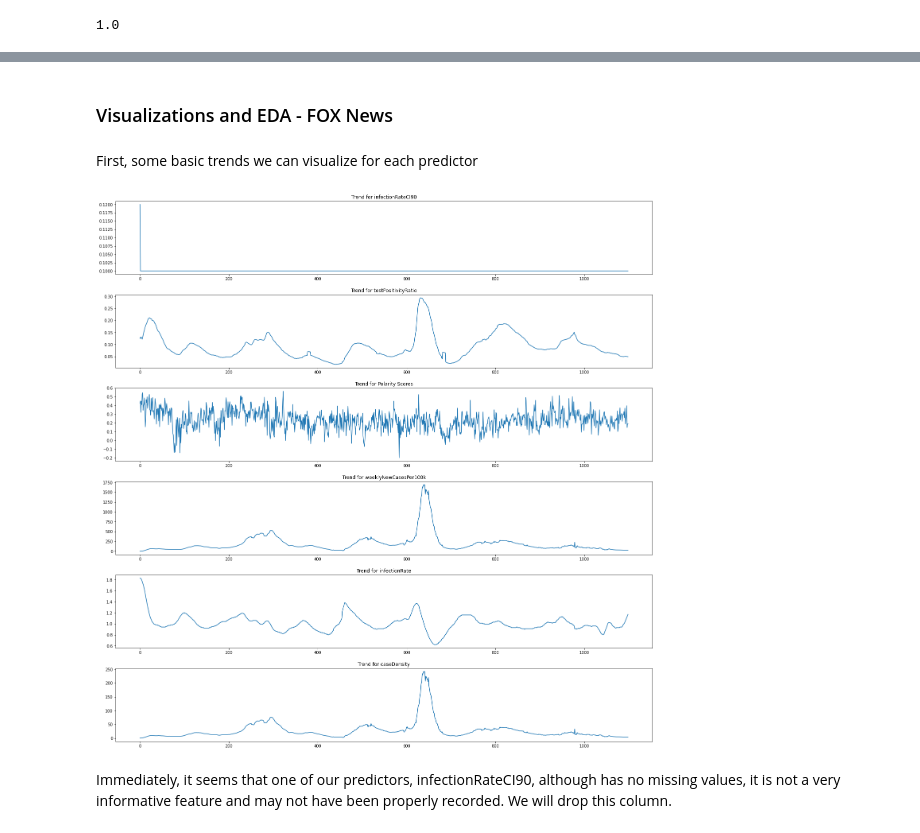
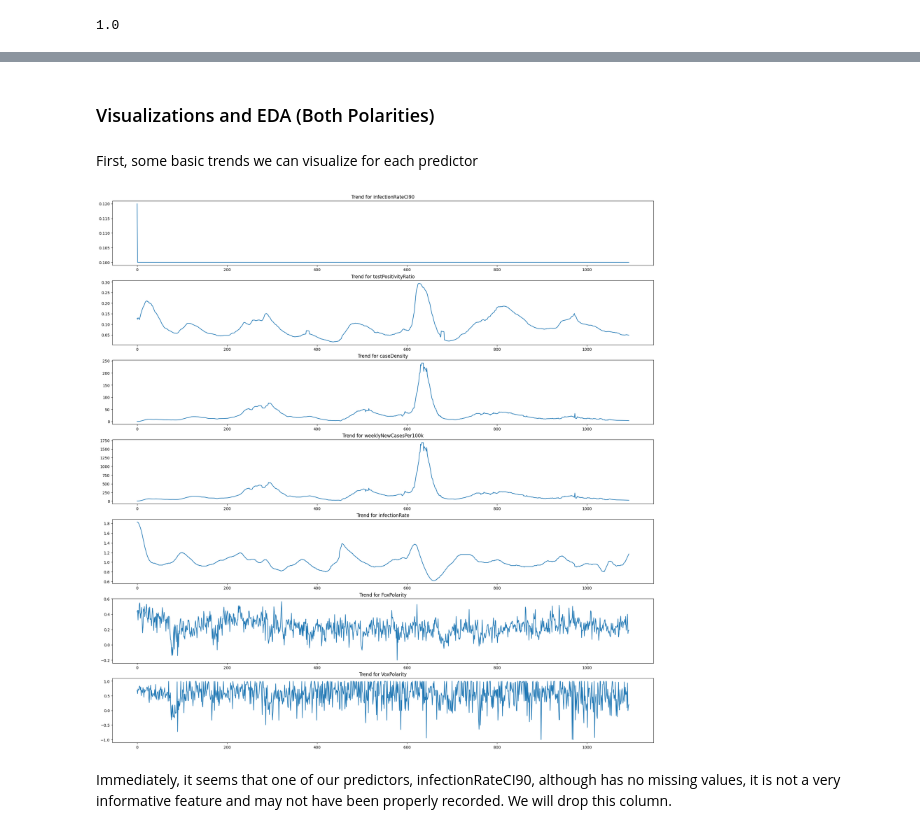
Before and after one commit to TekinGunasar/naan, a Jupyter notebook: johns section with regression.ipynb, the cells around one changed output, grey strips where cells are left out. Cells and saved outputs as stored; diff of their text form; code cells hidden in the pictures.

```diff
--- a/johns section with regression.ipynb
+++ b/johns section with regression.ipynb
@@ -693,10 +671,7 @@ len(available_polarity_scores),len(covid_vox_df['date'].values)
 (1101, 1101)
 # %%
 # Add the polarity scores to the covid data table
-covid_vox_df['Polarity Scores'] = available_polarity_scores
-
-# Create a new column which is the "Date Since Start" which is the number of days since the first date in the data set
-covid_vox_df['fromStart'] = (covid_vox_df['date'] - covid_vox_df['date'].min()).dt.days
+covid_vox_df['Polarity Scores'] = vox_polarity
 # %%
 covid_vox_df
 # %% [output]
@@ -734,18 +771,4 @@ proportion_matching/len(covid_vox_df.index)
 # %% [markdown]
-### Visualizations and EDA - FOX News
+### Visualizations and EDA (Both Polarities)
 # %% [markdown]
 First, some basic trends we can visualize for each predictor
-# %%
-columns = list(set(covid_data_table.columns).difference({'date','index'}))
-fig,ax = plt.subplots(len(columns),figsize=(20,20))
-fig.tight_layout(pad=3.0)
-
-
-for i in range(len(columns)):
-    cur_column = columns[i]
-    ax[i].plot(covid_data_table[cur_column].values)
-    ax[i].set_title(f'Trend for {cur_column}')
-
-plt.show()
-# %% [output]
-[figure, removed]
@@ -752,3 +781,18 @@ plt.show()
+# %%
+# Gather the list of our relevant predictors
+predictors = complete_df.columns[2:]
+
+# Plot their trends over time (i.e., index)
+fig, ax = plt.subplots(len(predictors), figsize=(20, 20), constrained_layout=True)
+
+for i in range(len(predictors)):
+    currColumn = predictors[i]
+    ax[i].plot(complete_df[currColumn].values)
+    ax[i].set_title(f'Trend for {currColumn}')
+
+plt.show()
+# %% [output]
+[figure, added]
 # %% [markdown]
 Immediately, it seems that one of our predictors, infectionRateCI90, although has no missing values, it is not a very informative feature and may not have been properly recorded. We will drop this column.
 # %%
```
Also changed, not shown: parts of 143 cells of this notebook, 5 other files.
